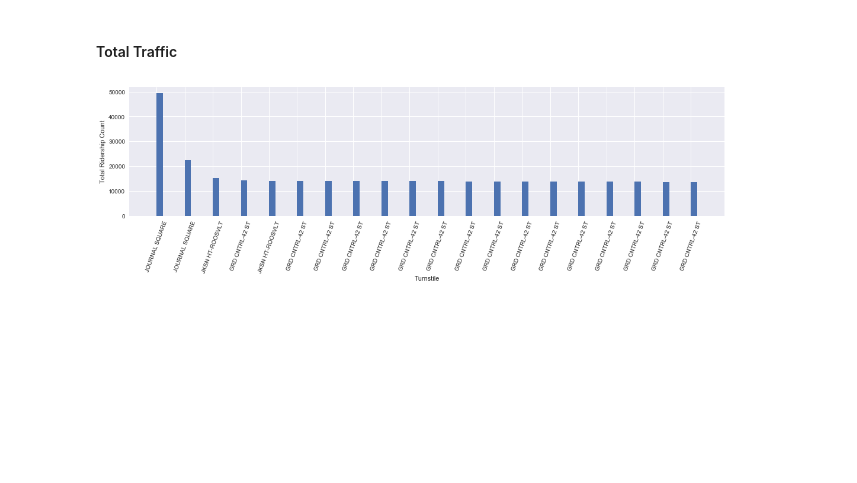
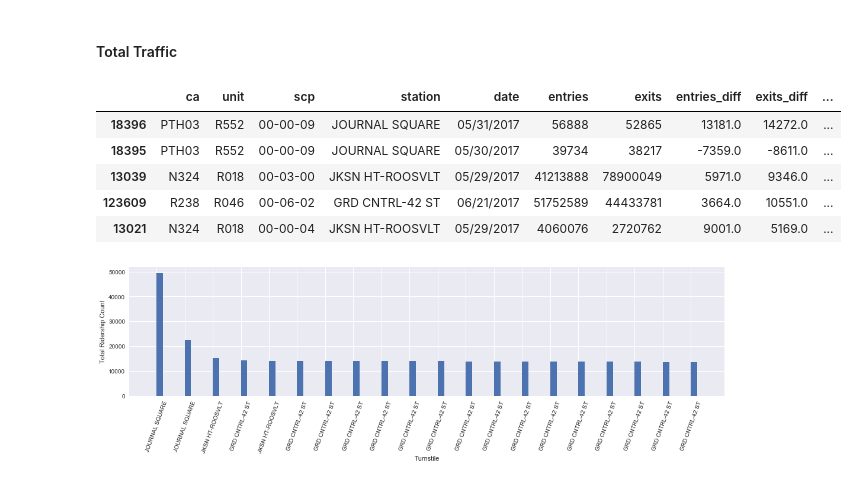
Before and after one commit to everling-prime/benson, a Jupyter notebook: mta_challenges_pandas_mvl-SkipCopy1.ipynb, the cells around one changed output. Saved outputs shown, nothing was run; the diff lists cells and outputs as text; code cells hidden in the pictures; blank space fills up the shorter version.

```diff
--- a/mta_challenges_pandas_mvl-SkipCopy1.ipynb
+++ b/mta_challenges_pandas_mvl-SkipCopy1.ipynb
@@ -677 +680,10 @@ In chart above, station on the left has the passenger exits during dinnertime. I
+# %%
+turnstile_total_summed.head()
+# %% [output]
+|  | ca | unit | scp | station | date | entries | exits | entries_diff | exits_diff | ... |
+| 18396 | PTH03 | R552 | 00-00-09 | JOURNAL SQUARE | 05/31/2017 | 56888 | 52865 | 13181.0 | 14272.0 | ... |
+| 18395 | PTH03 | R552 | 00-00-09 | JOURNAL SQUARE | 05/30/2017 | 39734 | 38217 | -7359.0 | -8611.0 | ... |
+| 13039 | N324 | R018 | 00-03-00 | JKSN HT-ROOSVLT | 05/29/2017 | 41213888 | 78900049 | 5971.0 | 9346.0 | ... |
+| 123609 | R238 | R046 | 00-06-02 | GRD CNTRL-42 ST | 06/21/2017 | 51752589 | 44433781 | 3664.0 | 10551.0 | ... |
+| 13021 | N324 | R018 | 00-00-04 | JKSN HT-ROOSVLT | 05/29/2017 | 4060076 | 2720762 | 9001.0 | 5169.0 | ... |
 # %%
```
Also changed, not shown: parts of 14 cells of this notebook.
